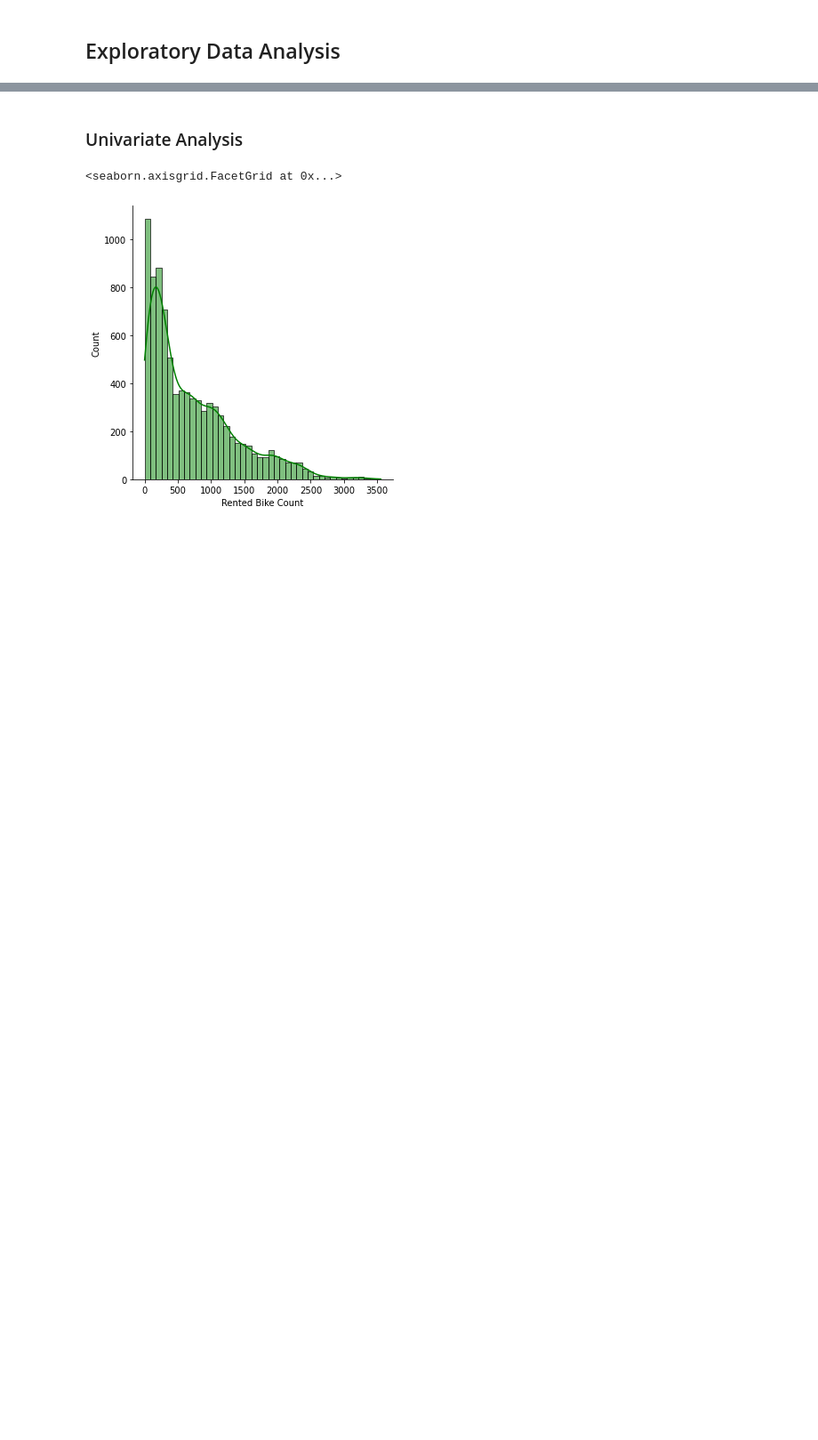
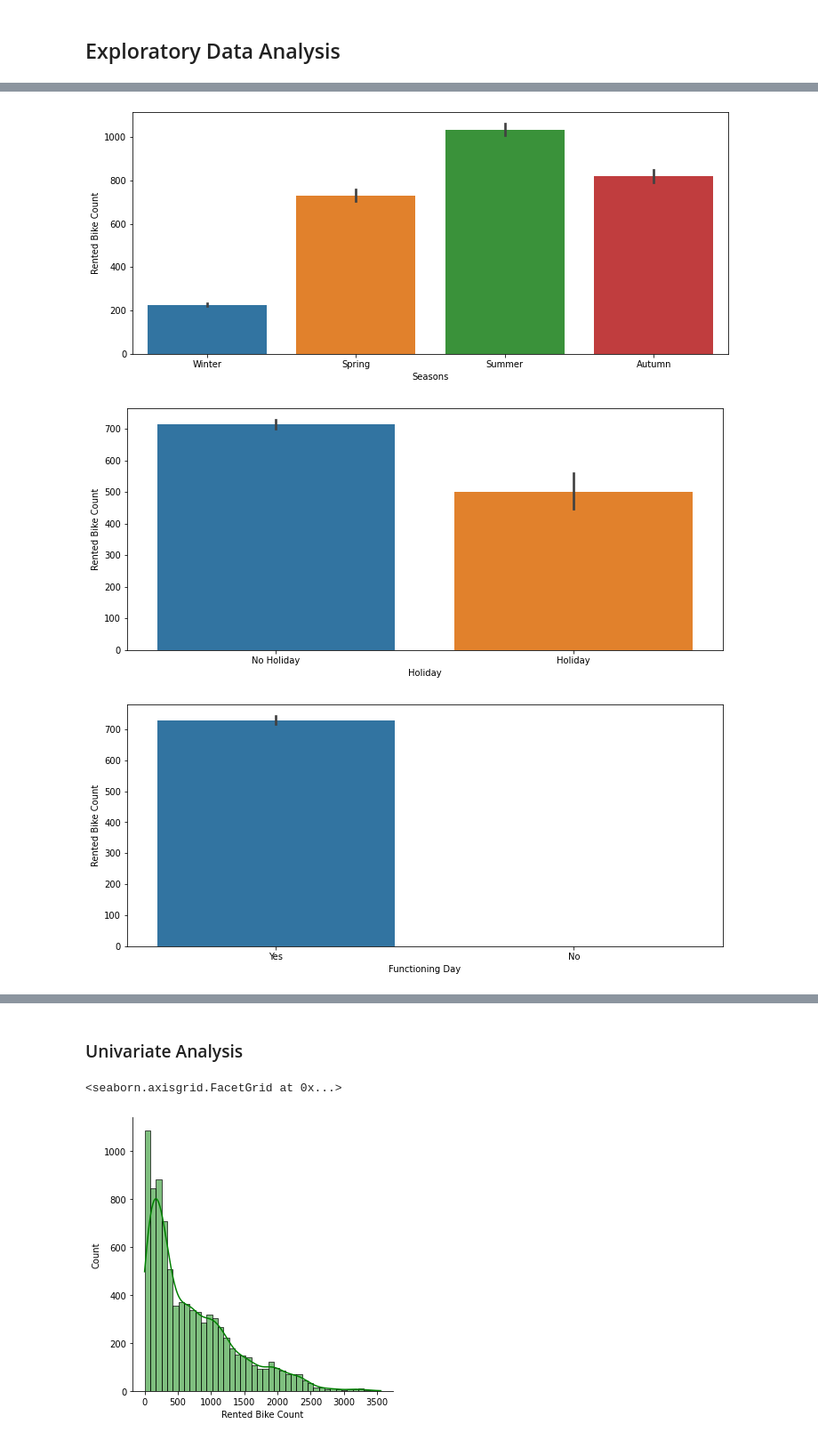
Before and after one commit to KK-Niraj/Seoul-Bike-Sharing-Demand-Prediction, a Jupyter notebook: Bike_Sharing_Demand_Prediction_Capstone_Project.ipynb, the cells around one changed output, grey strips where cells are left out. Shown at 89% size. Drawn from its saved outputs; the diff is of its cells as text; code cells hidden in the pictures; blank space fills up the shorter version.

```diff
--- a/Bike_Sharing_Demand_Prediction_Capstone_Project.ipynb
+++ b/Bike_Sharing_Demand_Prediction_Capstone_Project.ipynb
@@ -135,0 +274,13 @@ dtype: int64
+# %%
+# Adding two  more categorical columns
+categorical_columns.extend(['Month','Weekdays_or_weekend'])
+
+# plot barchart plot for each categorical columns with respect to target variable to get insights
+for col in categorical_columns:
+    fig = plt.figure(figsize=(12, 5))
+    ax = fig.gca()
+    sns.barplot(x = dataset[col],y = dataset['Rented Bike Count'])
+# %% [output]
+[figure, added]
+[figure, added]
+[figure, added]
```
Also changed, not shown: parts of 29 cells of this notebook.
